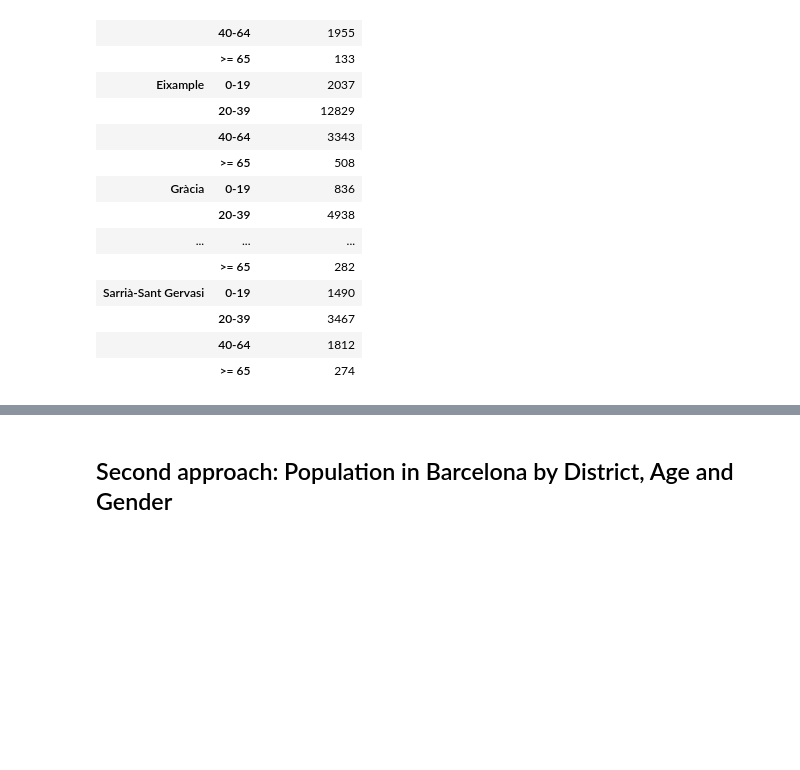
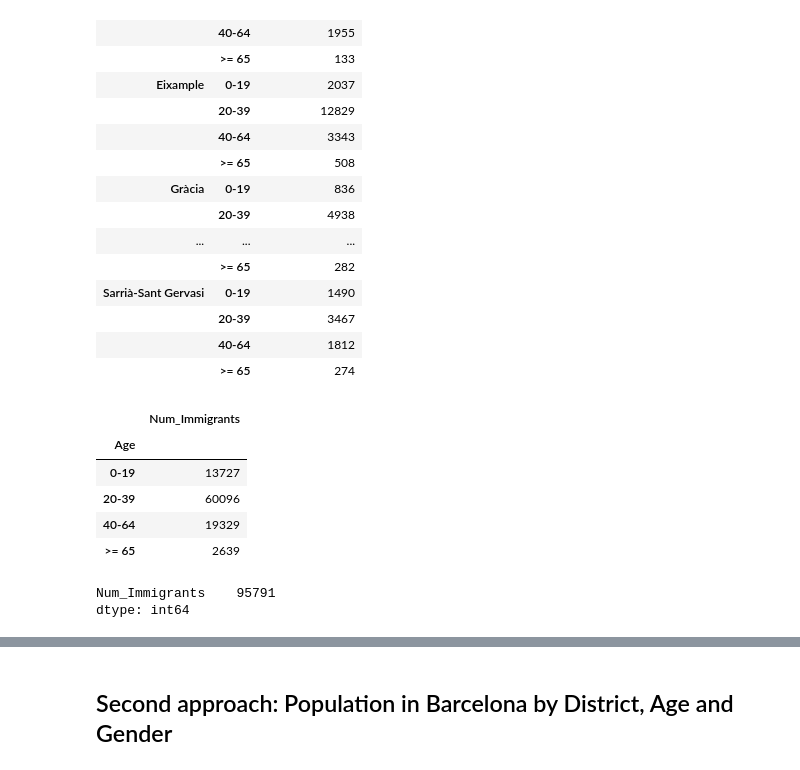
Before and after one commit to estefaniaespinar/Project-Week-2-Barcelona, a Jupyter notebook: your-project/analysis.ipynb, the cells around one changed output, grey strips where cells are left out. Drawn from its saved outputs; the diff is of its cells as text; code cells hidden in the pictures; blank space fills up the shorter version.

```diff
--- a/your-project/analysis.ipynb
+++ b/your-project/analysis.ipynb
@@ -233,3 +233,12 @@ i_by_agegroups
 |  | 20-39 | 3467 |
 |  | 40-64 | 1812 |
 |  | >= 65 | 274 |
+# %%
+total_byagegroup
+# %% [output]
+|  | Num_Immigrants |
+| Age |  |
+| 0-19 | 13727 |
+| 20-39 | 60096 |
+| 40-64 | 19329 |
+| >= 65 | 2639 |
@@ -235,0 +247,5 @@ i_by_agegroups
+# %%
+all_immigrants
+# %% [output]
+Num_Immigrants    95791
+dtype: int64
```
Also changed, not shown: parts of 3 cells of this notebook, 2 other files.
